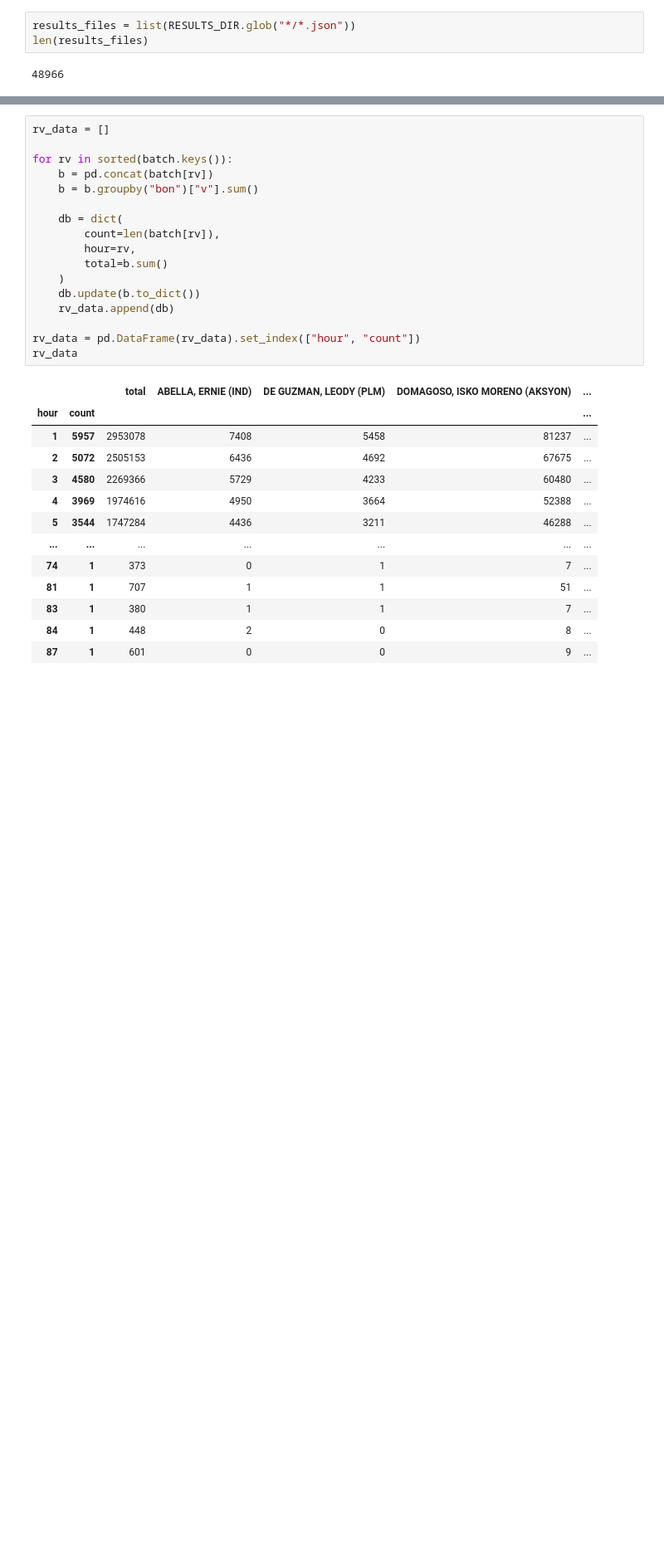
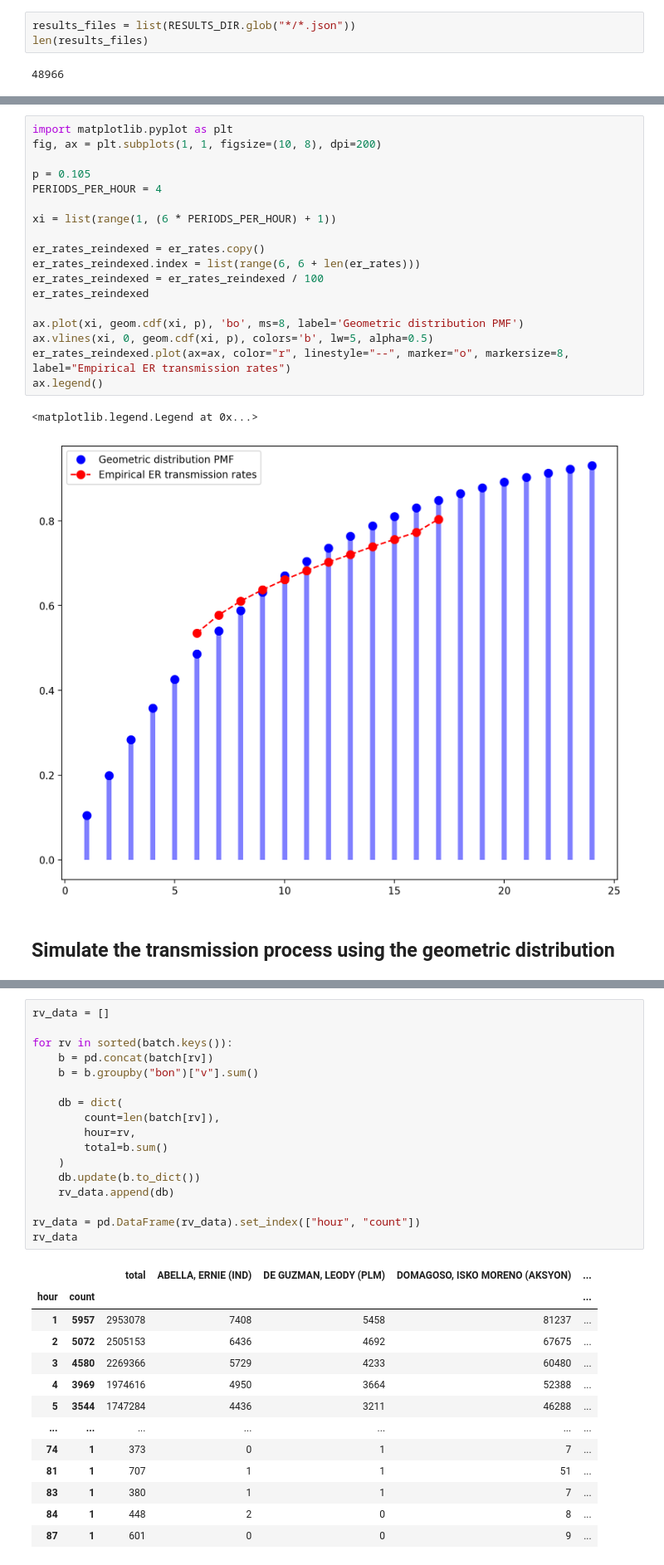
Before and after one commit to avsolatorio/philippine-elections-2022, a Jupyter notebook: ppc-transmission-simulation.ipynb, the cells around one changed output, grey strips where cells are left out. Shown at 83% size. Cells and saved outputs as stored; diff of their text form; blank space fills up the shorter version.

```diff
--- a/ppc-transmission-simulation.ipynb
+++ b/ppc-transmission-simulation.ipynb
@@ -63 +91,24 @@ len(results_files)
+# %%
+import matplotlib.pyplot as plt
+fig, ax = plt.subplots(1, 1, figsize=(10, 8), dpi=200)
+
+p = 0.105
+PERIODS_PER_HOUR = 4
+
+xi = list(range(1, (6 * PERIODS_PER_HOUR) + 1))
+
+er_rates_reindexed = er_rates.copy()
+er_rates_reindexed.index = list(range(6, 6 + len(er_rates)))
+er_rates_reindexed = er_rates_reindexed / 100
+er_rates_reindexed
+
+ax.plot(xi, geom.cdf(xi, p), 'bo', ms=8, label='Geometric distribution PMF')
+ax.vlines(xi, 0, geom.cdf(xi, p), colors='b', lw=5, alpha=0.5)
+er_rates_reindexed.plot(ax=ax, color="r", linestyle="--", marker="o", markersize=8, label="Empirical ER transmission rates")
+ax.legend()
+# %% [output]
+<matplotlib.legend.Legend at 0x...>
+[figure, added]
+# %% [markdown]
+## Simulate the transmission process using the geometric distribution
 # %%
```
Also changed, not shown: parts of 24 cells of this notebook.
